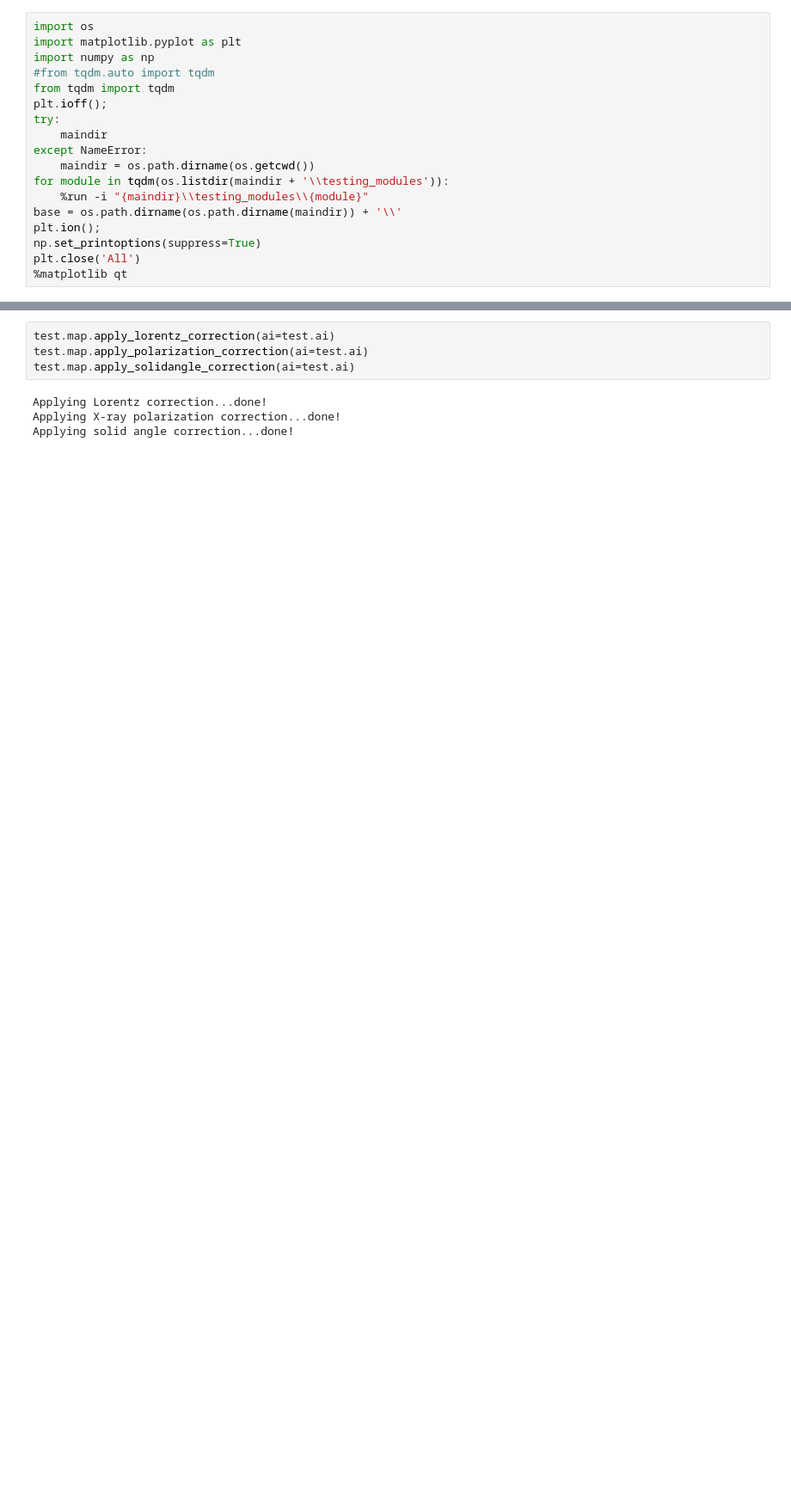
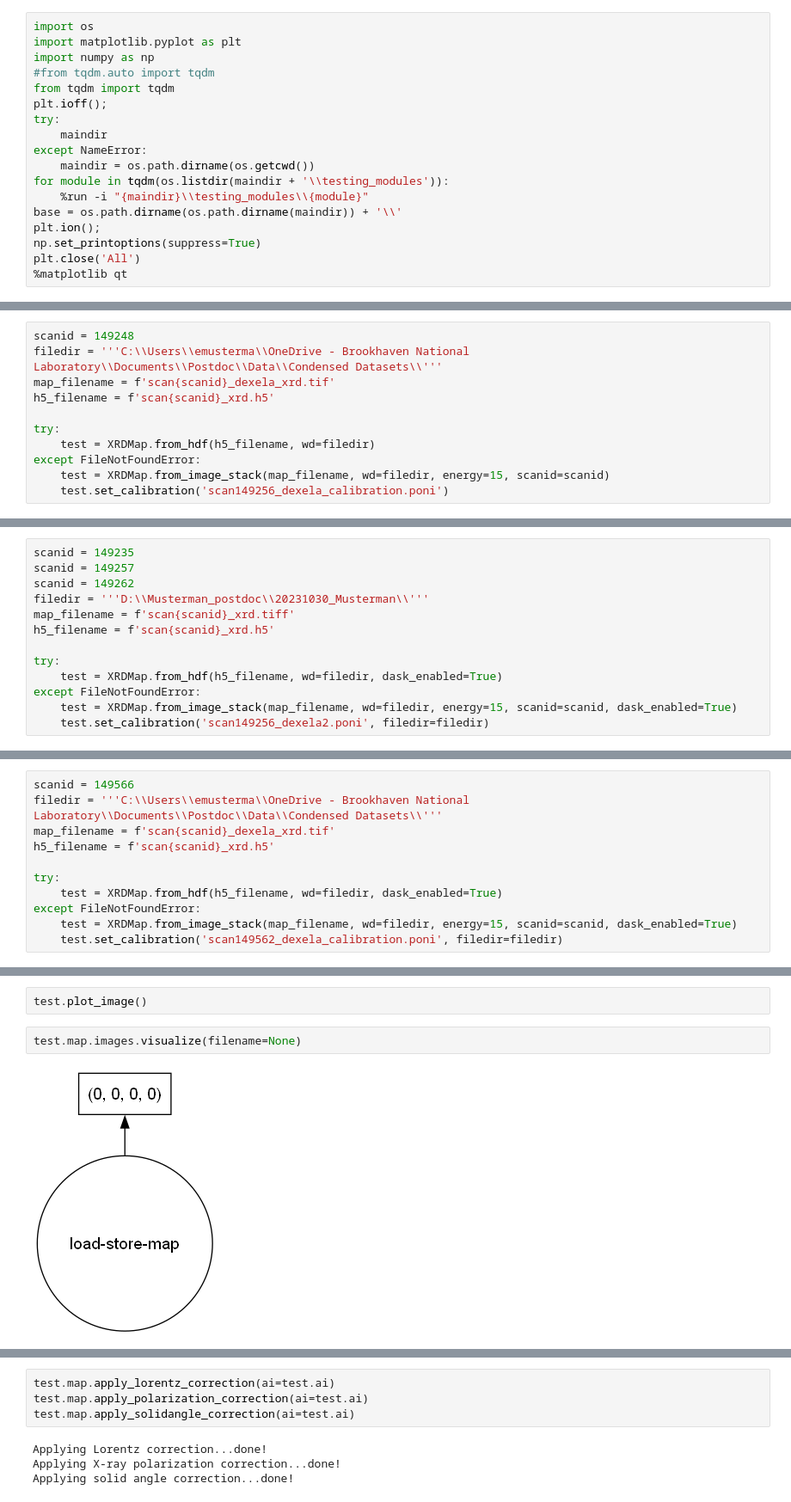
Before and after one commit to emusterman/xrdmaptools, a Jupyter notebook: testing_notebooks/XRDMap_class.ipynb, the cells around one changed output, grey strips where cells are left out. Shown: that part at 86% size. Drawn from its saved outputs; the diff is of its cells as text; blank space fills up the shorter version.

Commit message:
dask plus more updates

```diff
--- a/testing_notebooks/XRDMap_class.ipynb
+++ b/testing_notebooks/XRDMap_class.ipynb
@@ -164,0 +28,11 @@ np.where(replace_mask.compute())
+# %%
+scanid = 149248
+filedir = '''C:\\Users\\emusterma\\OneDrive - Brookhaven National Laboratory\\Documents\\Postdoc\\Data\\Condensed Datasets\\'''
+map_filename = f'scan{scanid}_dexela_xrd.tif'
+h5_filename = f'scan{scanid}_xrd.h5'
+
+try:
+    test = XRDMap.from_hdf(h5_filename, wd=filedir)
+except FileNotFoundError:
+    test = XRDMap.from_image_stack(map_filename, wd=filedir, energy=15, scanid=scanid)
+    test.set_calibration('scan149256_dexela_calibration.poni')
@@ -164,0 +42,13 @@ np.where(replace_mask.compute())
+# %%
+scanid = 149235
+scanid = 149257
+scanid = 149262
+filedir = '''D:\\Musterman_postdoc\\20231030_Musterman\\'''
+map_filename = f'scan{scanid}_xrd.tiff'
+h5_filename = f'scan{scanid}_xrd.h5'
+
+try:
+    test = XRDMap.from_hdf(h5_filename, wd=filedir, dask_enabled=True)
+except FileNotFoundError:
+    test = XRDMap.from_image_stack(map_filename, wd=filedir, energy=15, scanid=scanid, dask_enabled=True)
+    test.set_calibration('scan149256_dexela2.poni', filedir=filedir)
@@ -164,0 +57,11 @@ np.where(replace_mask.compute())
+# %%
+scanid = 149566
+filedir = '''C:\\Users\\emusterma\\OneDrive - Brookhaven National Laboratory\\Documents\\Postdoc\\Data\\Condensed Datasets\\'''
+map_filename = f'scan{scanid}_dexela_xrd.tif'
+h5_filename = f'scan{scanid}_xrd.h5'
+
+try:
+    test = XRDMap.from_hdf(h5_filename, wd=filedir, dask_enabled=True)
+except FileNotFoundError:
+    test = XRDMap.from_image_stack(map_filename, wd=filedir, energy=15, scanid=scanid, dask_enabled=True)
+    test.set_calibration('scan149562_dexela_calibration.poni', filedir=filedir)
@@ -164,0 +153,6 @@ np.where(replace_mask.compute())
+# %%
+test.plot_image()
+# %%
+test.map.images.visualize(filename=None)
+# %% [output]
+[figure, added]
```
Also changed, not shown: parts of 151 cells of this notebook, 26 other files.
